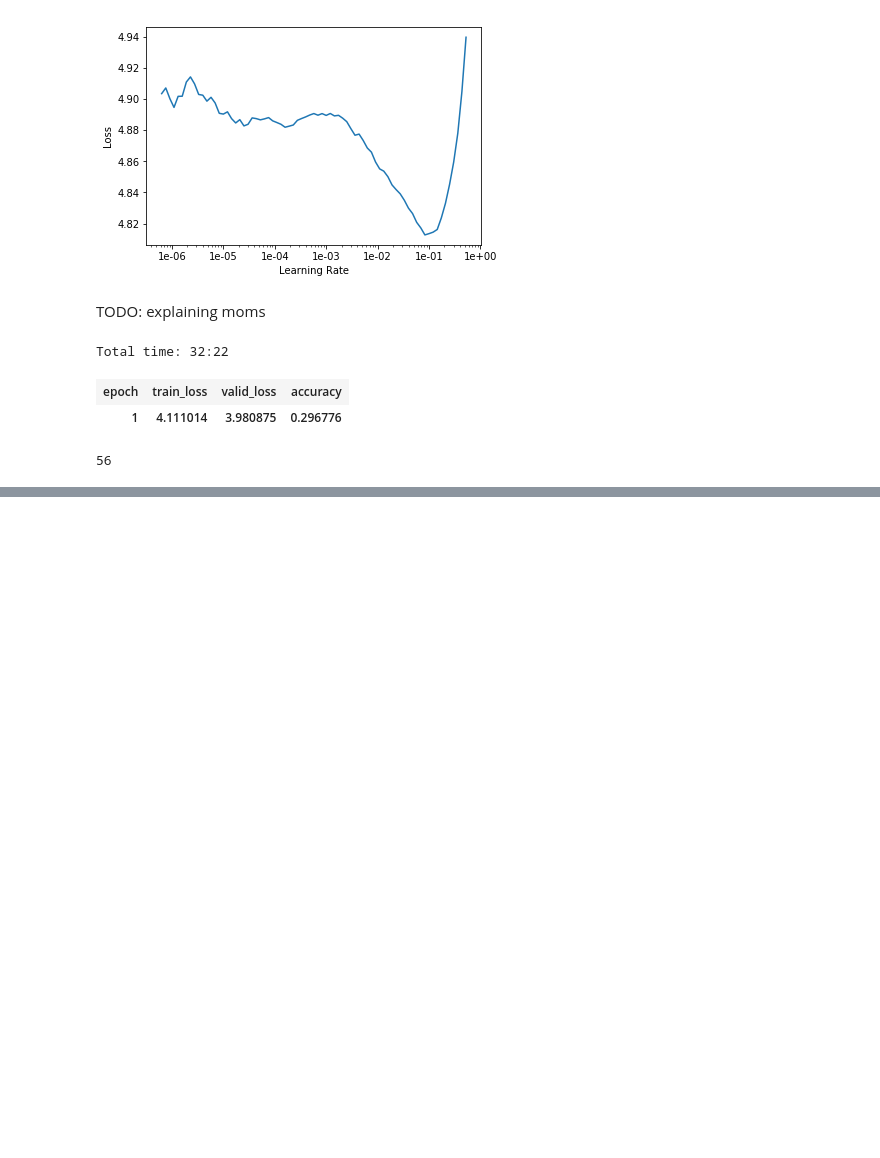
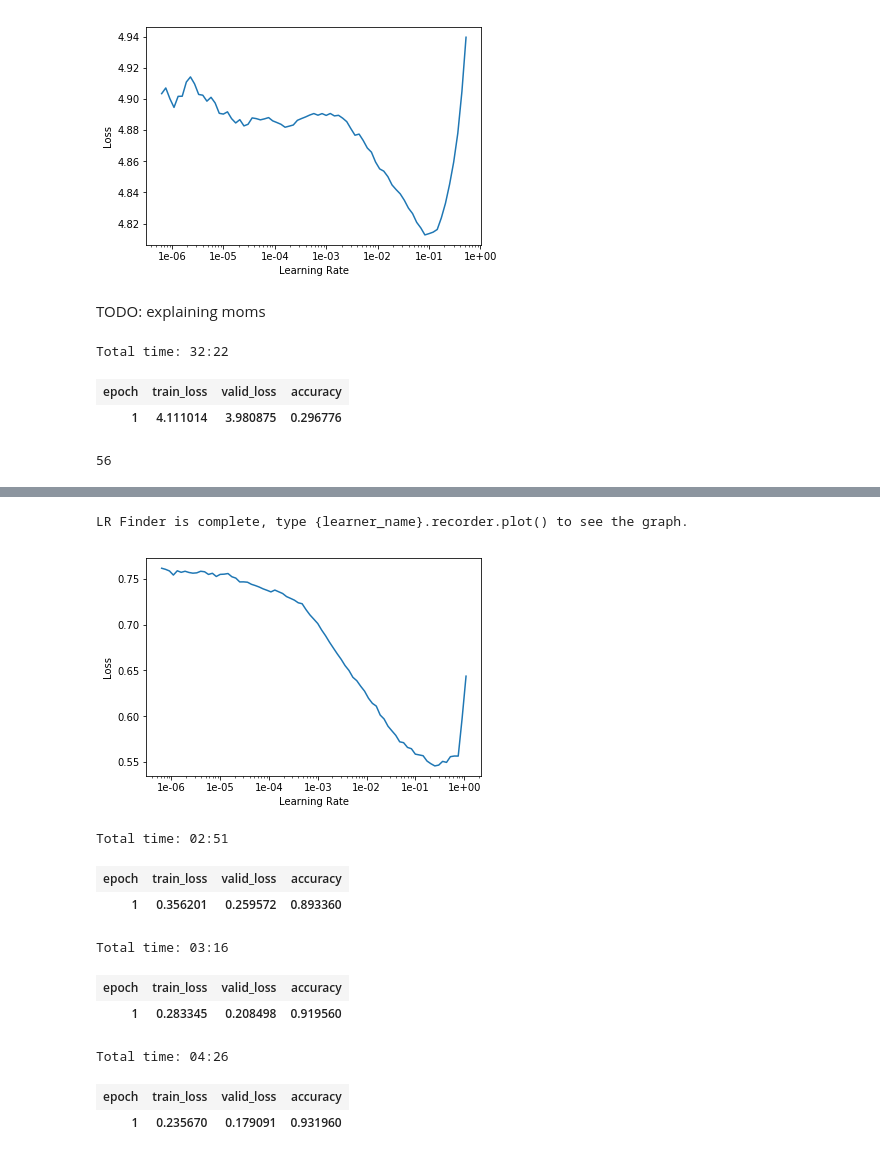
Before and after one commit to anhquan0412/fastai_v3p1, a Jupyter notebook: les4_nlp/imdb.ipynb, the cells around one changed output, grey strips where cells are left out. Drawn from its saved outputs; the diff is of its cells as text; code cells hidden in the pictures; blank space fills up the shorter version.

Commit message:
finish training classifier

```diff
--- a/les4_nlp/imdb.ipynb
+++ b/les4_nlp/imdb.ipynb
@@ -273,0 +410,2 @@ learn.save_encoder('fine_tuned_enc')
+# %%
+bs=100 #does not really matter if bs larger than this (in training only)!
@@ -273,0 +424,2 @@ learn.save_encoder('fine_tuned_enc')
+# %%
+data_clas = TextClasDataBunch.load(path, 'tmp_clas', bs=bs)
@@ -273,0 +441,6 @@ learn.save_encoder('fine_tuned_enc')
+# %%
+learn = text_classifier_learner(data_clas, drop_mult=0.5)
+learn.load_encoder('fine_tuned_enc')
+learn.freeze()
+# %%
+learn = learn.to_fp16()
@@ -273,0 +467,12 @@ learn.save_encoder('fine_tuned_enc')
+# %%
+learn.lr_find()
+learn.recorder.plot()
+# %% [output]
+LR Finder is complete, type {learner_name}.recorder.plot() to see the graph.
+[figure, added]
+# %%
+learn.fit_one_cycle(1, 2e-2, moms=(0.8,0.7))
+# %% [output]
+Total time: 02:51
+| epoch | train_loss | valid_loss | accuracy |
+| 1 | 0.356201 | 0.259572 | 0.893360 |
@@ -273,0 +483,8 @@ learn.save_encoder('fine_tuned_enc')
+# %%
+# magic number 2.6
+learn.freeze_to(-2)
+learn.fit_one_cycle(1, slice(1e-2/(2.6**4),1e-2), moms=(0.8,0.7))
+# %% [output]
+Total time: 03:16
+| epoch | train_loss | valid_loss | accuracy |
+| 1 | 0.283345 | 0.208498 | 0.919560 |
@@ -273,0 +495,7 @@ learn.save_encoder('fine_tuned_enc')
+# %%
+learn.freeze_to(-3)
+learn.fit_one_cycle(1, slice(5e-3/(2.6**4),5e-3), moms=(0.8,0.7))
+# %% [output]
+Total time: 04:26
+| epoch | train_loss | valid_loss | accuracy |
+| 1 | 0.235670 | 0.179091 | 0.931960 |
```
Also changed, not shown: parts of 45 cells of this notebook.
